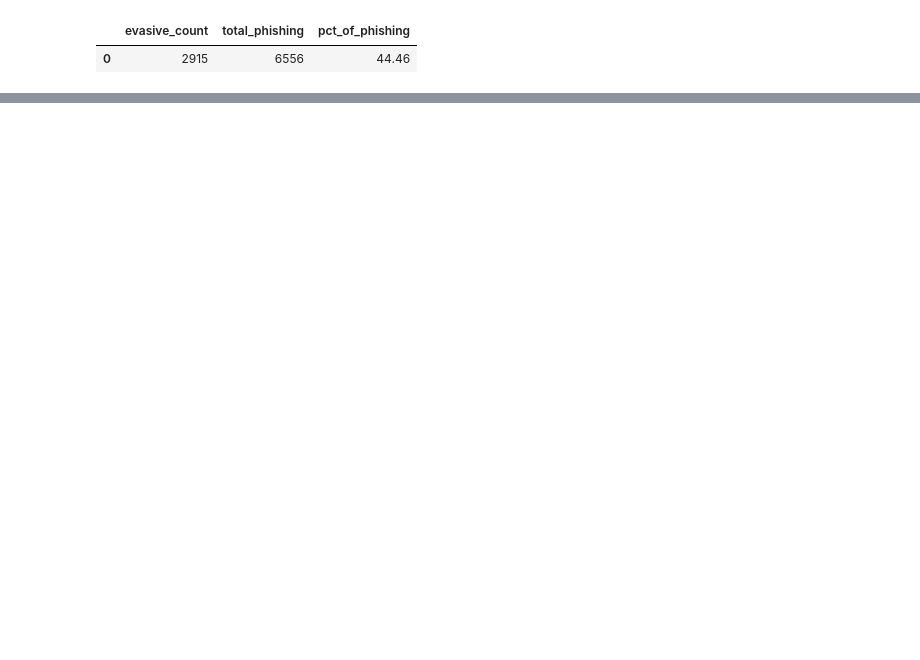
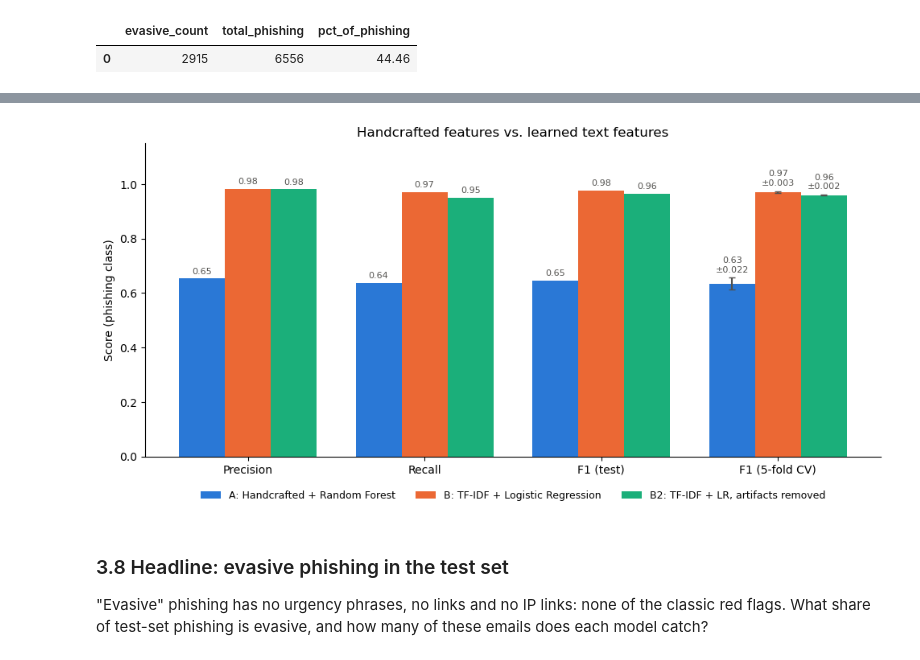
Before and after one commit to roshankumar1023/phishing-email-detection, a Jupyter notebook: notebooks/analysis.ipynb, the cells around one changed output, grey strips where cells are left out. Drawn from its saved outputs; the diff is of its cells as text; code cells hidden in the pictures; blank space fills up the shorter version.

```diff
--- a/notebooks/analysis.ipynb
+++ b/notebooks/analysis.ipynb
@@ -353,0 +433,6 @@ conn.close()
+# %%
+from sklearn.ensemble import RandomForestClassifier
+
+NAME_A = "A: Handcrafted + Random Forest"
+model_a = RandomForestClassifier(n_estimators=300, random_state=42, n_jobs=-1)
+metrics_a, pred_a = evaluate(NAME_A, model_a, X_train_feat, X_test_feat, "model_a")
@@ -353,0 +611,3 @@ conn.close()
+# %%
+comparison = pd.DataFrame([metrics_a, metrics_b, metrics_b2]).set_index("model")
+comparison.round(3)
@@ -353,0 +620,35 @@ conn.close()
+# %%
+# Grouped bars: one group per metric, one bar per model; CV F1 bars carry ±1 std error bars
+MODEL_COLORS = ["#2a78d6", "#eb6834", "#1baf7a"]
+metric_cols = ["precision", "recall", "f1", "cv_f1_mean"]
+metric_labels = ["Precision", "Recall", "F1 (test)", "F1 (5-fold CV)"]
+
+x = np.arange(len(metric_cols))
+width = 0.26
+fig, ax = plt.subplots(figsize=(10, 5))
+for i, (model_name, row) in enumerate(comparison.iterrows()):
+    positions = x + (i - 1) * width
+    bars = ax.bar(positions, row[metric_cols], width, label=model_name, color=MODEL_COLORS[i])
+    # Error bar only on the CV bar (the test-set scores are single numbers with no spread)
+    ax.errorbar(positions[-1], row["cv_f1_mean"], yerr=row["cv_f1_std"], color="#52514e", capsize=3)
+    # Value labels: test-set bars get a plain label; the CV bar's label sits above its error bar
+    ax.bar_label(bars, labels=[f"{v:.2f}" for v in row[metric_cols[:-1]]] + [""], padding=3, fontsize=8, color="#52514e")
+    ax.text(positions[-1], row["cv_f1_mean"] + row["cv_f1_std"] + 0.015, f"{row['cv_f1_mean']:.2f}\n±{row['cv_f1_std']:.3f}",
+            ha="center", va="bottom", fontsize=8, color="#52514e")
+
+ax.set_xticks(x)
+ax.set_xticklabels(metric_labels)
+ax.set_ylim(0, 1.15)
+ax.set_ylabel("Score (phishing class)")
+ax.set_title("Handcrafted features vs. learned text features")
+ax.spines[["top", "right"]].set_visible(False)
+ax.legend(frameon=False, loc="upper center", bbox_to_anchor=(0.5, -0.08), ncol=3, fontsize=9)
+fig.tight_layout()
+fig.savefig("../dashboard/model_comparison.png", dpi=150, facecolor="white")
+plt.show()
+# %% [output]
+[figure, added]
+# %% [markdown]
+### 3.8 Headline: evasive phishing in the test set
+
+"Evasive" phishing has no urgency phrases, no links and no IP links: none of the classic red flags. What share of test-set phishing is evasive, and how many of these emails does each model catch?
```
Also changed, not shown: parts of 27 cells of this notebook, 6 other files.
